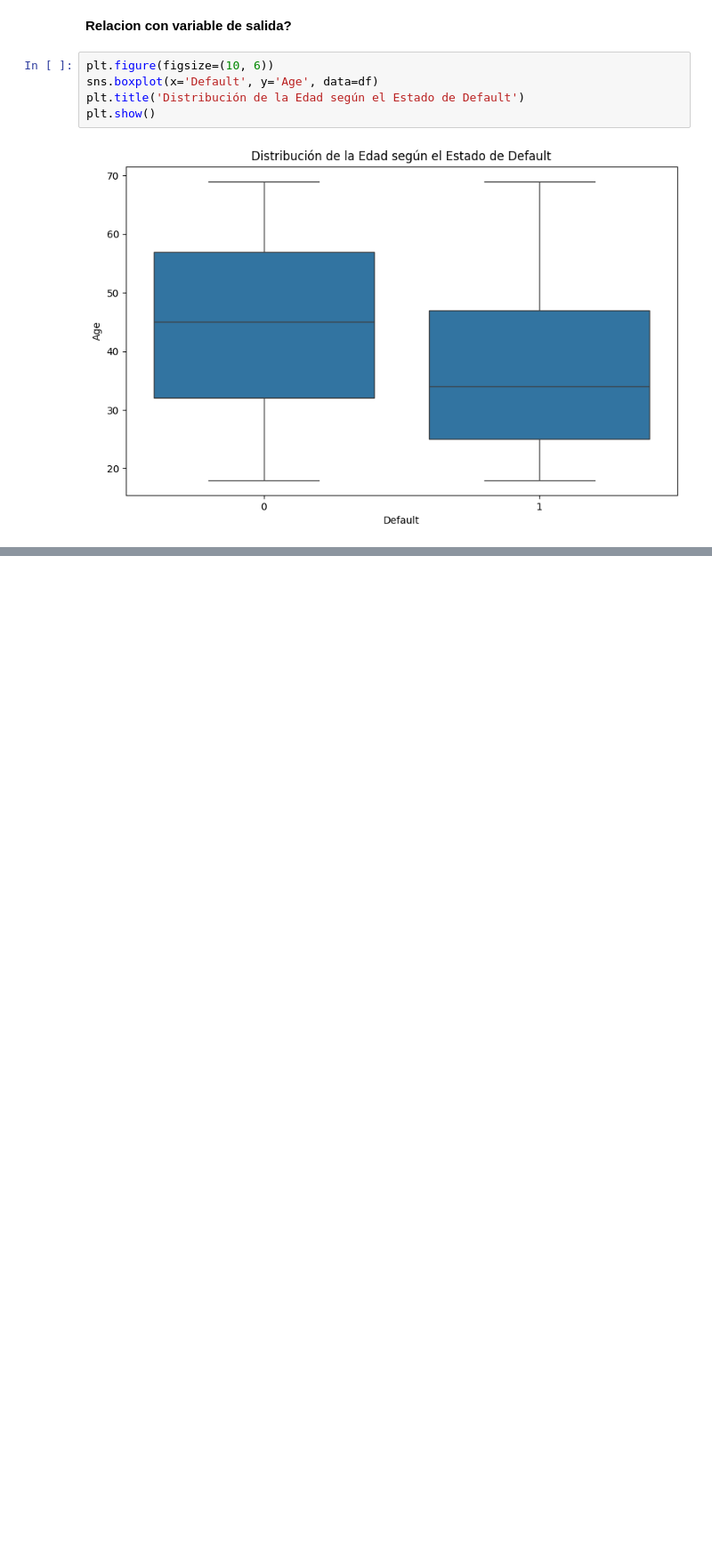
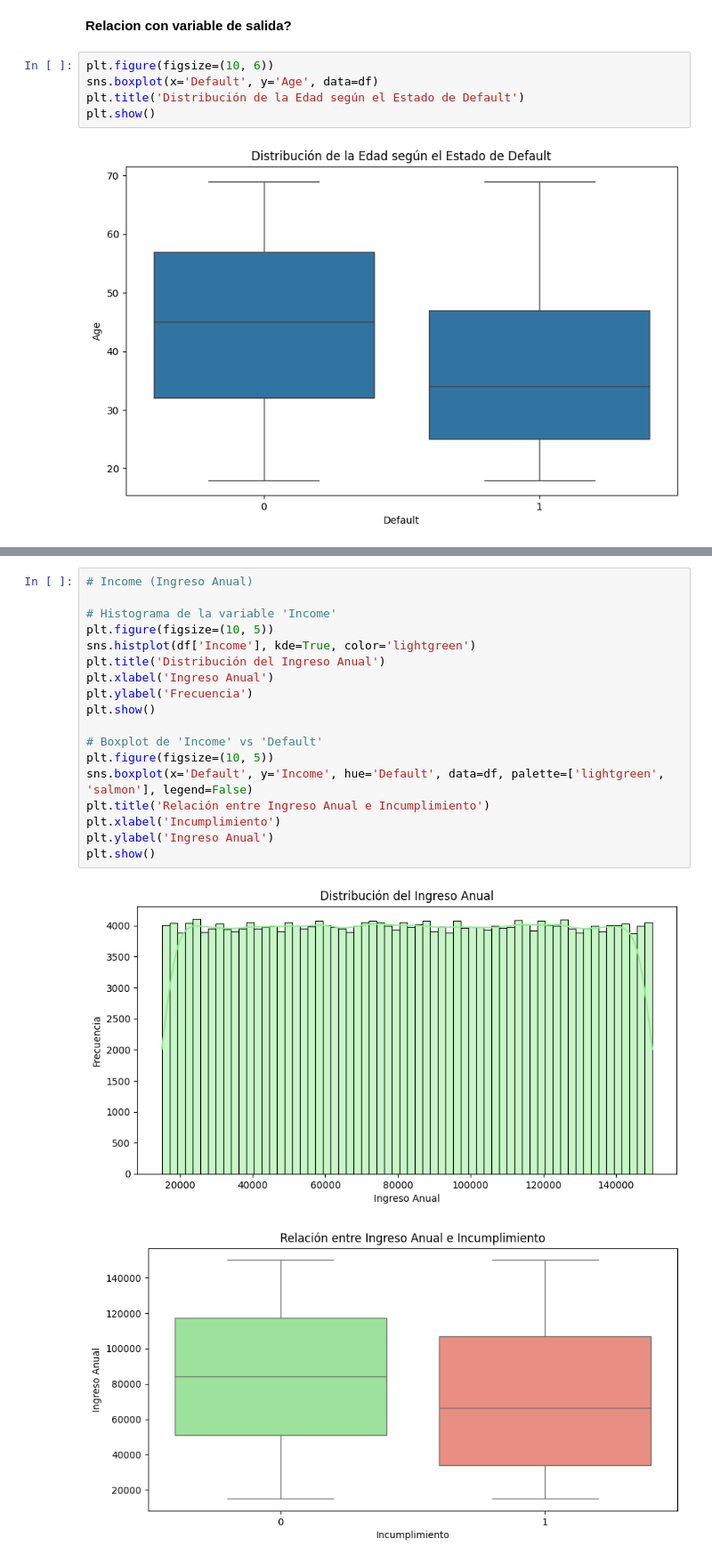
Before and after one commit to juancarignano/tp1_ML, a Jupyter notebook: tp1_ML.ipynb, the cells around one changed output, grey strips where cells are left out. Shown: that part at 89% size. Drawn from its saved outputs; the diff is of its cells as text; blank space fills up the shorter version.

```diff
--- a/tp1_ML.ipynb
+++ b/tp1_ML.ipynb
@@ -120,0 +148,21 @@ plt.show()
+# %%
+# Income (Ingreso Anual)
+
+# Histograma de la variable 'Income'
+plt.figure(figsize=(10, 5))
+sns.histplot(df['Income'], kde=True, color='lightgreen')
+plt.title('Distribución del Ingreso Anual')
+plt.xlabel('Ingreso Anual')
+plt.ylabel('Frecuencia')
+plt.show()
+
+# Boxplot de 'Income' vs 'Default'
+plt.figure(figsize=(10, 5))
+sns.boxplot(x='Default', y='Income', hue='Default', data=df, palette=['lightgreen', 'salmon'], legend=False)
+plt.title('Relación entre Ingreso Anual e Incumplimiento')
+plt.xlabel('Incumplimiento')
+plt.ylabel('Ingreso Anual')
+plt.show()
+# %% [output]
+[figure, added]
+[figure, added]
```
Also changed, not shown: parts of 17 cells of this notebook.
